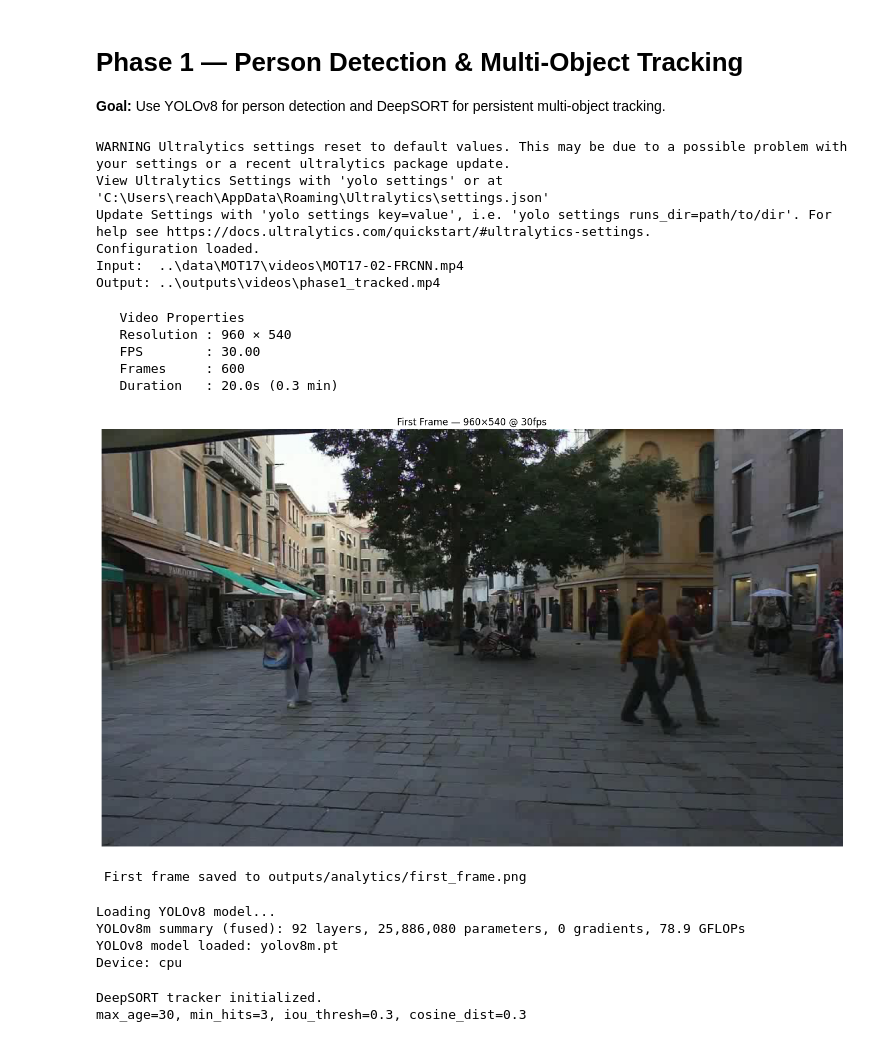
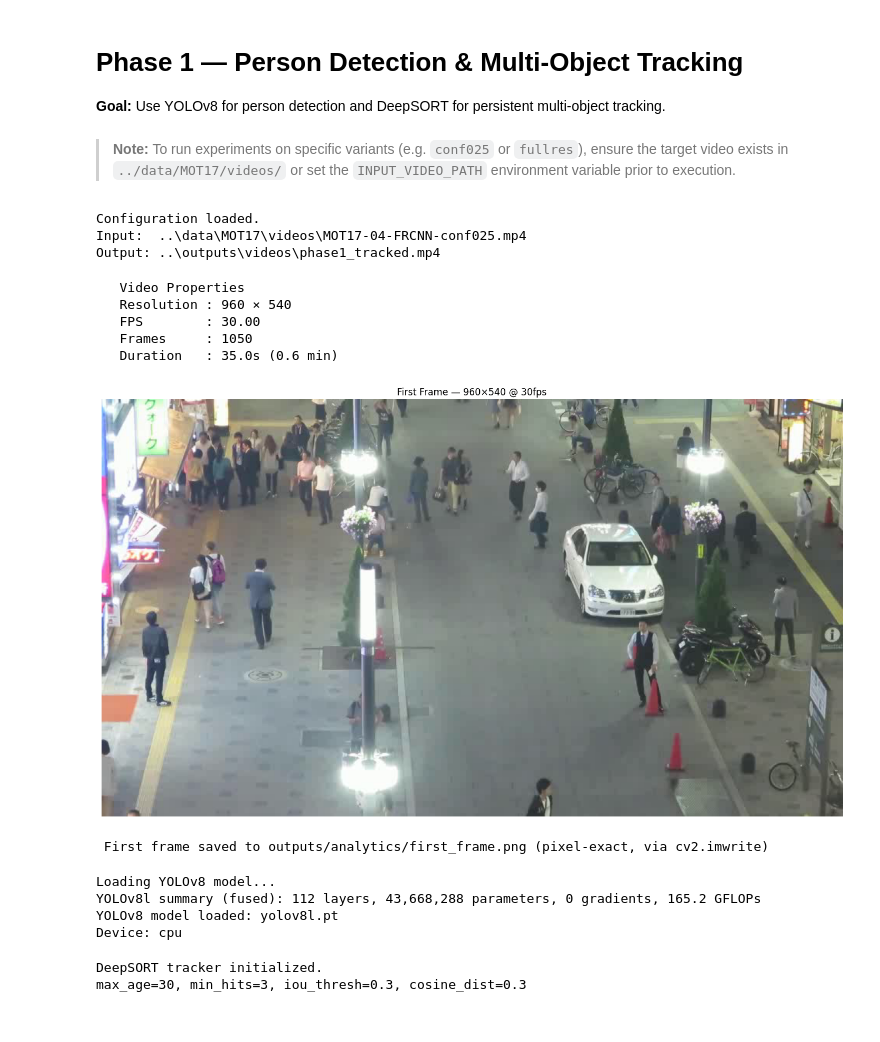
Before and after one commit to reachzaki837/Real-Time-People-Tracking-and-Zone-Based-Occupancy-Analytics, a Jupyter notebook: notebooks/Phase1.ipynb, the cells around one changed output. Saved outputs shown, nothing was run; the diff lists cells and outputs as text; code cells hidden in the pictures.

```diff
--- a/notebooks/Phase1.ipynb
+++ b/notebooks/Phase1.ipynb
@@ -2,6 +2,8 @@
 # Phase 1 — Person Detection & Multi-Object Tracking
 
 **Goal:** Use YOLOv8 for person detection and DeepSORT for persistent multi-object tracking.
+# %% [markdown]
+> **Note:** To run experiments on specific variants (e.g. `conf025` or `fullres`), ensure the target video exists in `../data/MOT17/videos/` or set the `INPUT_VIDEO_PATH` environment variable prior to execution.
 # %%
 import cv2
 import numpy as np
@@ -16,7 +18,7 @@ from tqdm.auto import tqdm
 from ultralytics import YOLO
 from deep_sort_realtime.deepsort_tracker import DeepSort
 
-DEFAULT_INPUT_VIDEO = Path('../data/MOT17/videos/MOT17-02-FRCNN.mp4')
+DEFAULT_INPUT_VIDEO = Path('../data/MOT17/videos/MOT17-04-FRCNN-conf025.mp4')
 INPUT_VIDEO_PATH = Path(os.environ.get(
     'INPUT_VIDEO_PATH',
     str(DEFAULT_INPUT_VIDEO if DEFAULT_INPUT_VIDEO.exists() else Path('../vidp.mp4'))
@@ -28,8 +30,8 @@ TRACKS_JSON_PATH    = OUTPUT_DIR / "analytics" / "raw_tracks.json"
 OUTPUT_VIDEO_PATH.parent.mkdir(parents=True, exist_ok=True)
 TRACKS_JSON_PATH.parent.mkdir(parents=True, exist_ok=True)
 
-YOLO_MODEL = os.environ.get("YOLO_MODEL", "yolov8m.pt")
-CONF_THRESHOLD   = 0.40
+YOLO_MODEL = os.environ.get("YOLO_MODEL", "yolov8l.pt")
+CONF_THRESHOLD   = 0.25
 NMS_THRESHOLD    = 0.40
 PERSON_CLASS_ID  = 0
 MAX_AGE          = 30
@@ -43,11 +45,8 @@ print('Configuration loaded.')
 print(f'Input:  {INPUT_VIDEO_PATH}')
 print(f'Output: {OUTPUT_VIDEO_PATH}')
 # %% [output]
-WARNING Ultralytics settings reset to default values. This may be due to a possible problem with your settings or a recent ultralytics package update.
-View Ultralytics Settings with 'yolo settings' or at 'C:\Users\reach\AppData\Roaming\Ultralytics\settings.json'
-Update Settings with 'yolo settings key=value', i.e. 'yolo settings runs_dir=path/to/dir'. For help see https://docs.ultralytics.com/quickstart/#ultralytics-settings.
 Configuration loaded.
-Input:  ..\data\MOT17\videos\MOT17-02-FRCNN.mp4
+Input:  ..\data\MOT17\videos\MOT17-04-FRCNN-conf025.mp4
 Output: ..\outputs\videos\phase1_tracked.mp4
 # %%
 cap = cv2.VideoCapture(str(INPUT_VIDEO_PATH))
@@ -76,31 +75,36 @@ print(f'   Duration   : {DURATION_SEC:.1f}s ({DURATION_SEC/60:.1f} min)')
    Video Properties
    Resolution : 960 × 540
    FPS        : 30.00
-   Frames     : 600
-   Duration   : 20.0s (0.3 min)
+   Frames     : 1050
+   Duration   : 35.0s (0.6 min)
 # %%
 import matplotlib.pyplot as plt
 from IPython.display import display
 
-cap = cv2.VideoCapture(INPUT_VIDEO_PATH)
+cap = cv2.VideoCapture(str(INPUT_VIDEO_PATH))
 ret, frame = cap.read()
 cap.release()
 
 if ret:
+    # Pixel-exact save — this is what Phase 2 reads dimensions from.
+    # cv2.imwrite writes the raw array untouched, unlike plt.savefig()
+    # which re-renders at figure/dpi size and silently changes resolution.
+    cv2.imwrite('../outputs/analytics/first_frame.png', frame)
+
+    # Matplotlib block kept only for the inline preview below — NOT the saved file.
     frame_rgb = cv2.cvtColor(frame, cv2.COLOR_BGR2RGB)
     plt.figure(figsize=(14, 8))
     plt.imshow(frame_rgb)
     plt.title(f'First Frame — {FRAME_WIDTH}×{FRAME_HEIGHT} @ {FPS:.0f}fps')
     plt.axis('off')
     plt.tight_layout()
-    plt.savefig('../outputs/analytics/first_frame.png', dpi=150, bbox_inches='tight')
     plt.show()
-    print(' First frame saved to outputs/analytics/first_frame.png')
+    print(' First frame saved to outputs/analytics/first_frame.png (pixel-exact, via cv2.imwrite)')
 else:
     print('❌ Failed to read first frame')
 # %% [output]
-[figure, old version]
+[figure, new version]
- First frame saved to outputs/analytics/first_frame.png
+ First frame saved to outputs/analytics/first_frame.png (pixel-exact, via cv2.imwrite)
 # %%
 print('Loading YOLOv8 model...')
 if not Path(YOLO_MODEL).exists():
@@ -124,8 +128,8 @@ except Exception:
 print(f'Device: {device}')
 # %% [output]
 Loading YOLOv8 model...
-YOLOv8m summary (fused): 92 layers, 25,886,080 parameters, 0 gradients, 78.9 GFLOPs
-YOLOv8 model loaded: yolov8m.pt
+YOLOv8l summary (fused): 112 layers, 43,668,288 parameters, 0 gradients, 165.2 GFLOPs
+YOLOv8 model loaded: yolov8l.pt
 Device: cpu
 # %%
 tracker = DeepSort(
```
Also changed, not shown: parts of 6 cells of this notebook, 42 other files.
